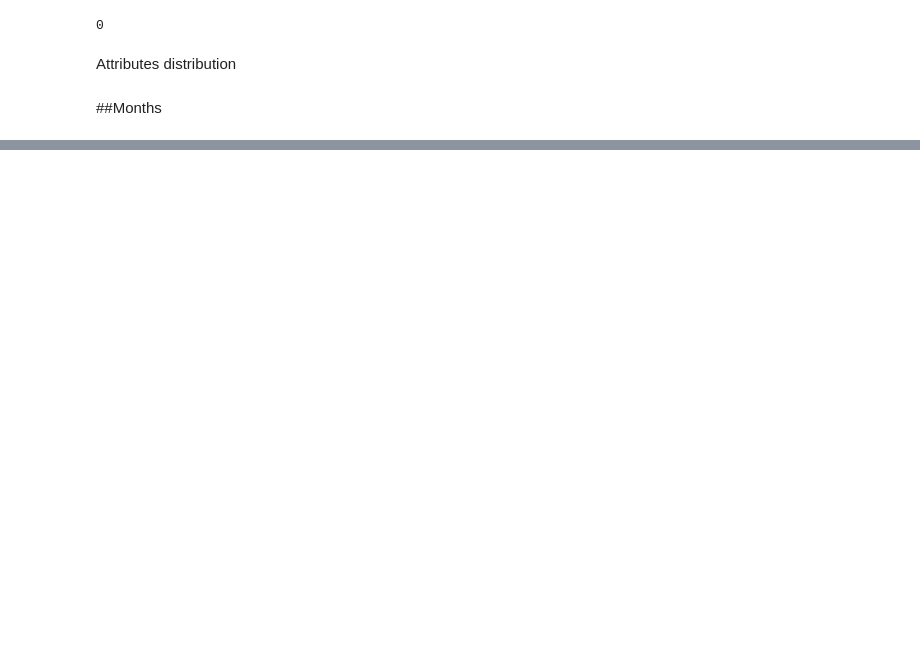
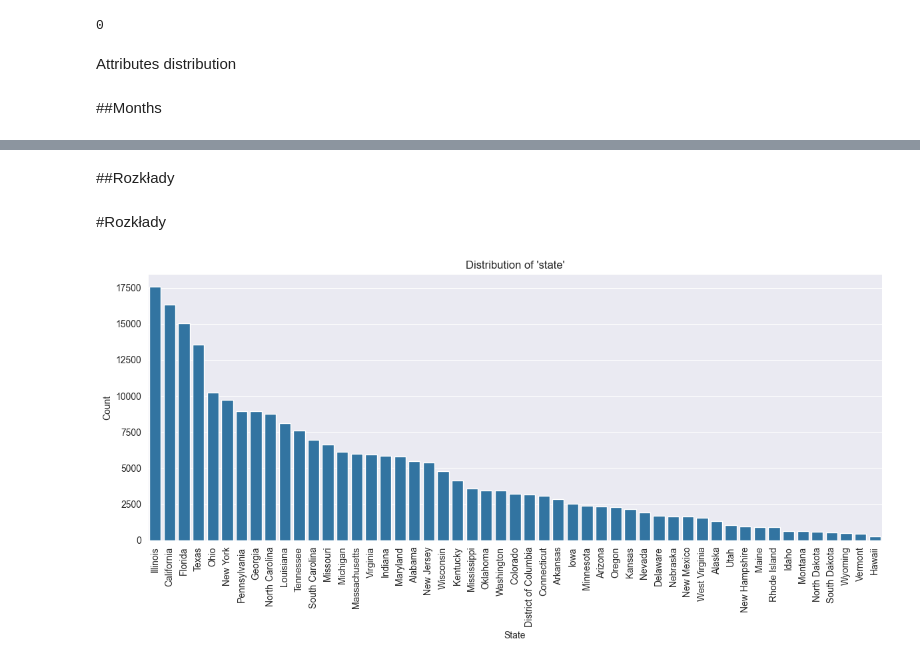
Before and after one commit to IwsonHD/GunViolenceDataExplorationProject, a Jupyter notebook: notebooks/01_data_EDA.ipynb, the cells around one changed output, grey strips where cells are left out. Saved outputs shown, nothing was run; the diff lists cells and outputs as text; code cells hidden in the pictures; blank space fills up the shorter version.

```diff
--- a/notebooks/01_data_EDA.ipynb
+++ b/notebooks/01_data_EDA.ipynb
@@ -152,0 +153,19 @@ plt.show()
+# %% [markdown]
+##Rozkłady
+# %% [markdown]
+#Rozkłady
+# %%
+import seaborn as sns
+import matplotlib.pyplot as plt
+
+# Example for a categorical column
+plt.figure(figsize=(12, 6))
+sns.countplot(data=df, x='state', order=df['state'].value_counts().index)
+plt.title("Distribution of 'state'")
+plt.xlabel("State")
+plt.ylabel("Count")
+plt.xticks(rotation=90)
+plt.tight_layout()
+plt.show()
+# %% [output]
+[figure, added]
```
Also changed, not shown: parts of 9 cells of this notebook.
